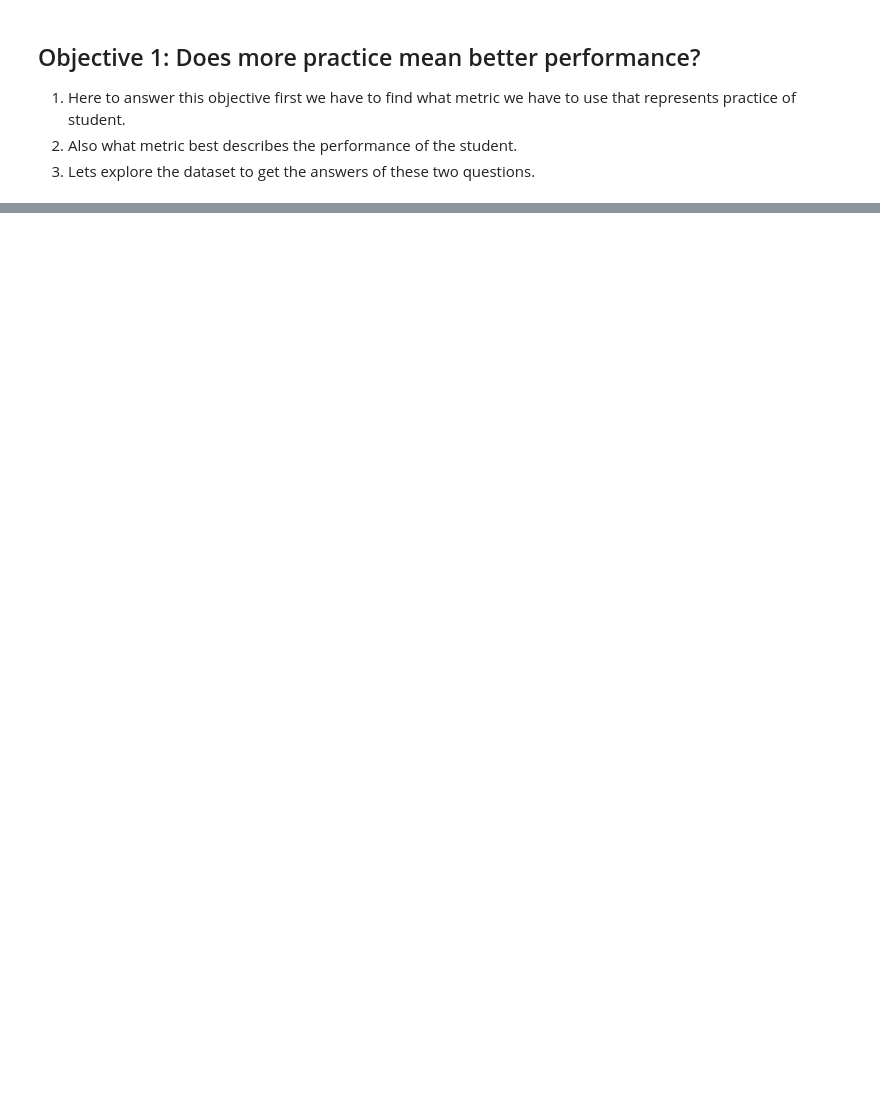
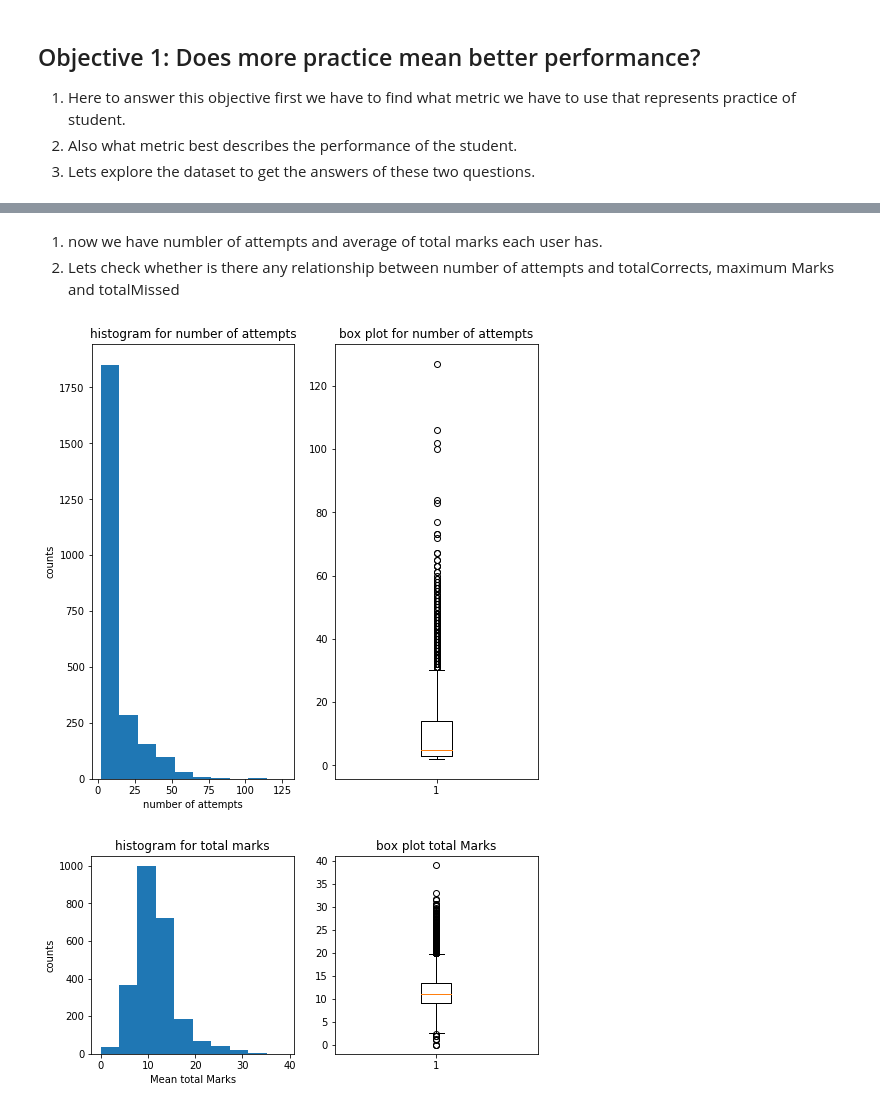
Before and after one commit to Kali-Dev/Internship-Assignment, a Jupyter notebook: intership project.ipynb, the cells around one changed output, grey strips where cells are left out. Cells and saved outputs as stored; diff of their text form; code cells hidden in the pictures; blank space fills up the shorter version.

```diff
--- a/intership project.ipynb
+++ b/intership project.ipynb
@@ -829,0 +392,6 @@ plt.title("number of attempts vs average total marks");
+# %%
+numberOfAttempts = placement_test_df.groupby('user').count()['_id']
+avgTotalMarks = placement_test_df.groupby('user').mean()
+# %%
+numberOfAttempts = numberOfAttempts.reset_index().rename({'_id':'numberOfAttempts'}, axis=1)
+numberOfAttempts.head()
@@ -829,0 +405,4 @@ plt.title("number of attempts vs average total marks");
+# %%
+# Now lets join both the number of attempts and avg total marks dataframe
+final_df = numberOfAttempts.join(avgTotalMarks, on='user')
+final_df.head()
@@ -829,0 +424,31 @@ plt.title("number of attempts vs average total marks");
+# %%
+practice_df = final_df.query("numberOfAttempts > 1")
+# %% [markdown]
+1. now we have numbler of attempts and average of total marks each user has.
+2. Lets check whether is there any relationship between number of attempts and totalCorrects, maximum Marks and totalMissed
+# %%
+# now lets see the distribution of totalMarks and number of attempts
+plt.figure(figsize=(8,8))
+plt.subplot(1,2,1);
+plt.hist(practice_df.numberOfAttempts);
+plt.xlabel("number of attempts")
+plt.ylabel("counts");
+plt.title("histogram for number of attempts")
+
+plt.subplot(1,2,2);
+plt.boxplot(practice_df.numberOfAttempts);
+plt.title("box plot for number of attempts");
+
+plt.figure(figsize=(8,8))
+plt.subplot(2,2,1);
+plt.hist(practice_df.totalMark);
+plt.xlabel("Mean total Marks")
+plt.ylabel("counts");
+plt.title("histogram for total marks")
+
+plt.subplot(2,2,2);
+plt.boxplot(practice_df.totalMark);
+plt.title("box plot total Marks");
+# %% [output]
+[figure, added]
+[figure, added]
```
Also changed, not shown: parts of 180 cells of this notebook.
